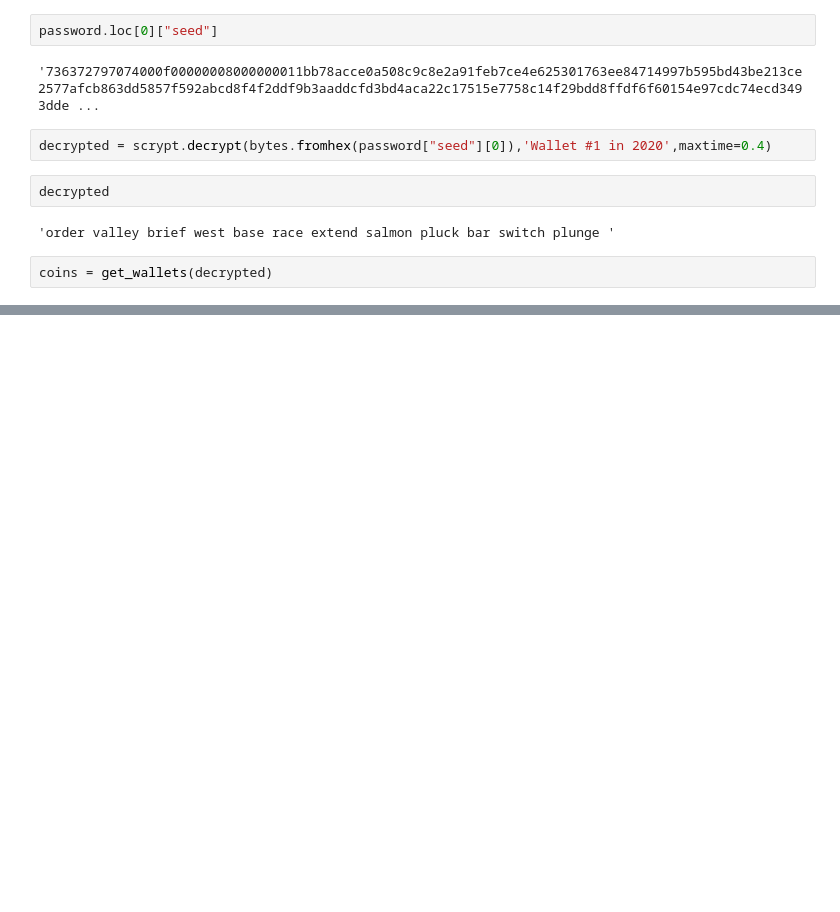
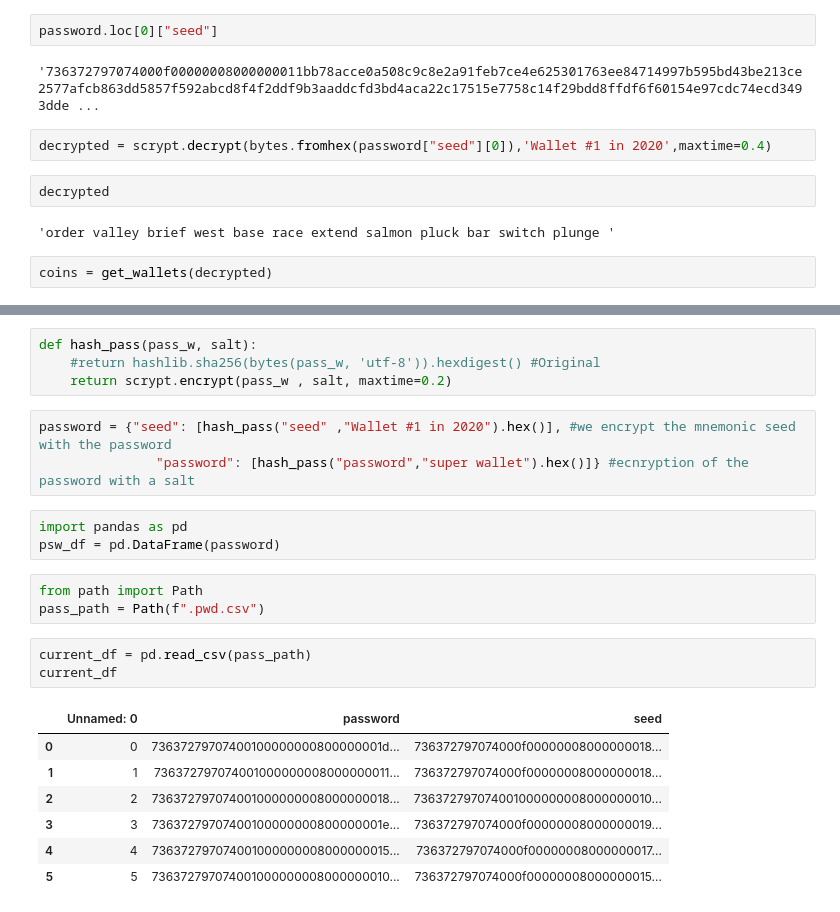
Before and after one commit to joshmiller32/Multi_Chain_Crypto_Wallet, a Jupyter notebook: wallet_tx_test.ipynb, the cells around one changed output, grey strips where cells are left out. Saved outputs shown, nothing was run; the diff lists cells and outputs as text; blank space fills up the shorter version.

```diff
--- a/wallet_tx_test.ipynb
+++ b/wallet_tx_test.ipynb
@@ -492,0 +513,24 @@ coins
+# %%
+def hash_pass(pass_w, salt):
+    #return hashlib.sha256(bytes(pass_w, 'utf-8')).hexdigest() #Original
+    return scrypt.encrypt(pass_w , salt, maxtime=0.2)
+# %%
+password = {"seed": [hash_pass("seed" ,"Wallet #1 in 2020").hex()], #we encrypt the mnemonic seed with the password
+               "password": [hash_pass("password","super wallet").hex()]} #ecnryption of the password with a salt
+# %%
+import pandas as pd
+psw_df = pd.DataFrame(password)
+# %%
+from path import Path
+pass_path = Path(f".pwd.csv")
+# %%
+current_df = pd.read_csv(pass_path)
+current_df
+# %% [output]
+|  | Unnamed: 0 | password | seed |
+| 0 | 0 | 73637279707400100000000800000001d... | 736372797074000f00000008000000018... |
+| 1 | 1 | 736372797074001000000008000000011... | 736372797074000f00000008000000018... |
+| 2 | 2 | 736372797074001000000008000000018... | 736372797074001000000008000000010... |
+| 3 | 3 | 73637279707400100000000800000001e... | 736372797074000f00000008000000019... |
+| 4 | 4 | 736372797074001000000008000000015... | 736372797074000f00000008000000017... |
+| 5 | 5 | 736372797074001000000008000000010... | 736372797074000f00000008000000015... |
```
Also changed, not shown: parts of 10 cells of this notebook, 8 other files.
